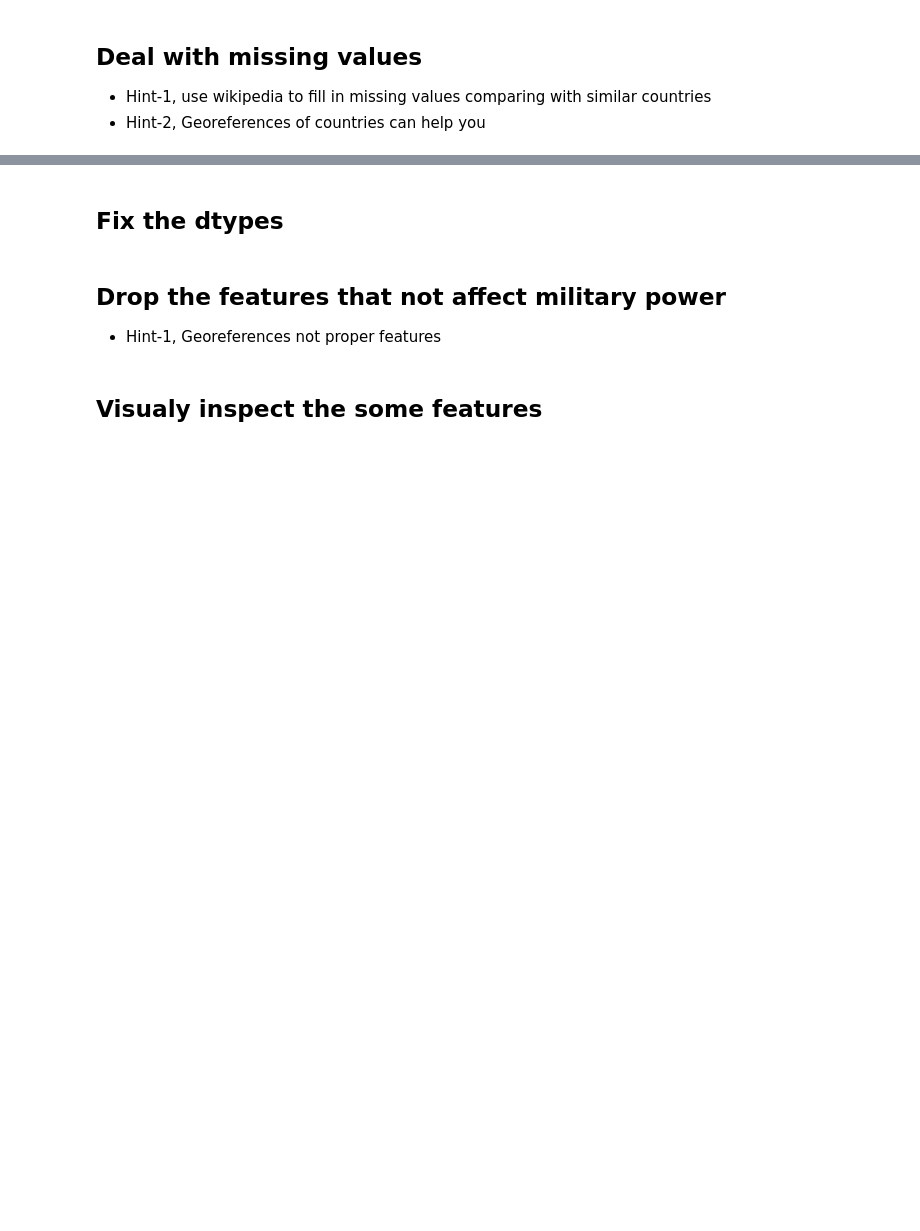
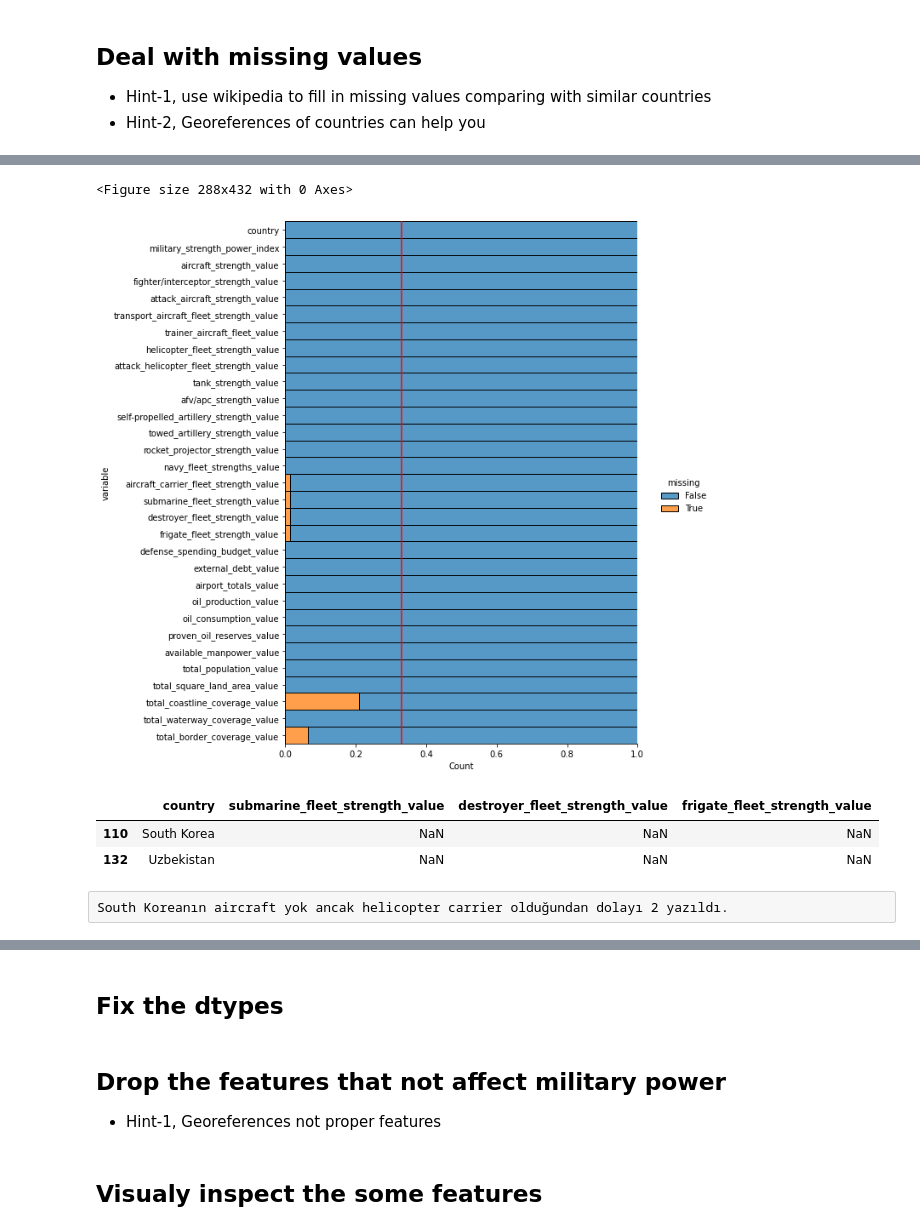
Before and after one commit to StephenKinggg/Data_Science_Course_Repo, a Jupyter notebook: 1. Projects_Assignment/24. ML_Assignment_4(military_power-blank).ipynb, the cells around one changed output, grey strips where cells are left out. Cells and saved outputs as stored; diff of their text form; code cells hidden in the pictures; blank space fills up the shorter version.

```diff
--- a/1. Projects_Assignment/24. ML_Assignment_4(military_power-blank).ipynb
+++ b/1. Projects_Assignment/24. ML_Assignment_4(military_power-blank).ipynb
@@ -24,0 +380,23 @@ Source : globalfirepower.com on 1st may 2020
+# %%
+plt.figure(figsize=(4,6))
+
+sns.displot(
+    data=df.isnull().melt(value_name="missing"),
+    y="variable",
+    hue="missing",
+    multiple="fill",
+    height=9.25
+)
+
+plt.axvline(0.33, color="r");
+# %% [output]
+<Figure size 288x432 with 0 Axes>
+[figure, added]
+# %%
+df.loc[~df["aircraft_carrier_fleet_strength_value"].notna(),
+             ["country", "submarine_fleet_strength_value","destroyer_fleet_strength_value",
+               "frigate_fleet_strength_value"]]
+# %% [output]
+|  | country | submarine_fleet_strength_value | destroyer_fleet_strength_value | frigate_fleet_strength_value |
+| 110 | South Korea | NaN | NaN | NaN |
+| 132 | Uzbekistan | NaN | NaN | NaN |
@@ -24,0 +408,2 @@ Source : globalfirepower.com on 1st may 2020
+# %% [raw]
+South Koreanın aircraft yok ancak helicopter carrier olduğundan dolayı 2 yazıldı.
```
Also changed, not shown: parts of 81 cells of this notebook, 3 other files.
